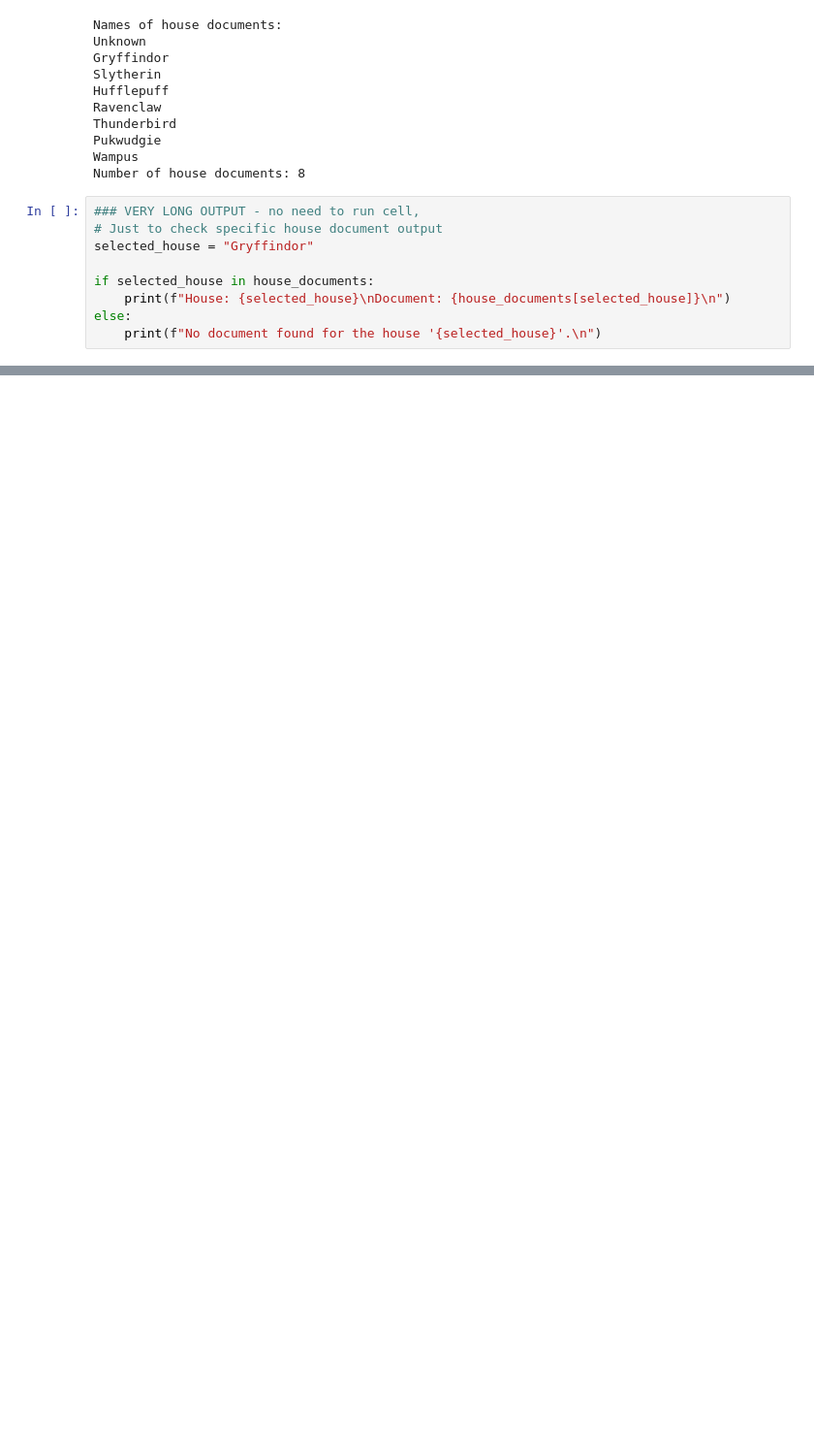
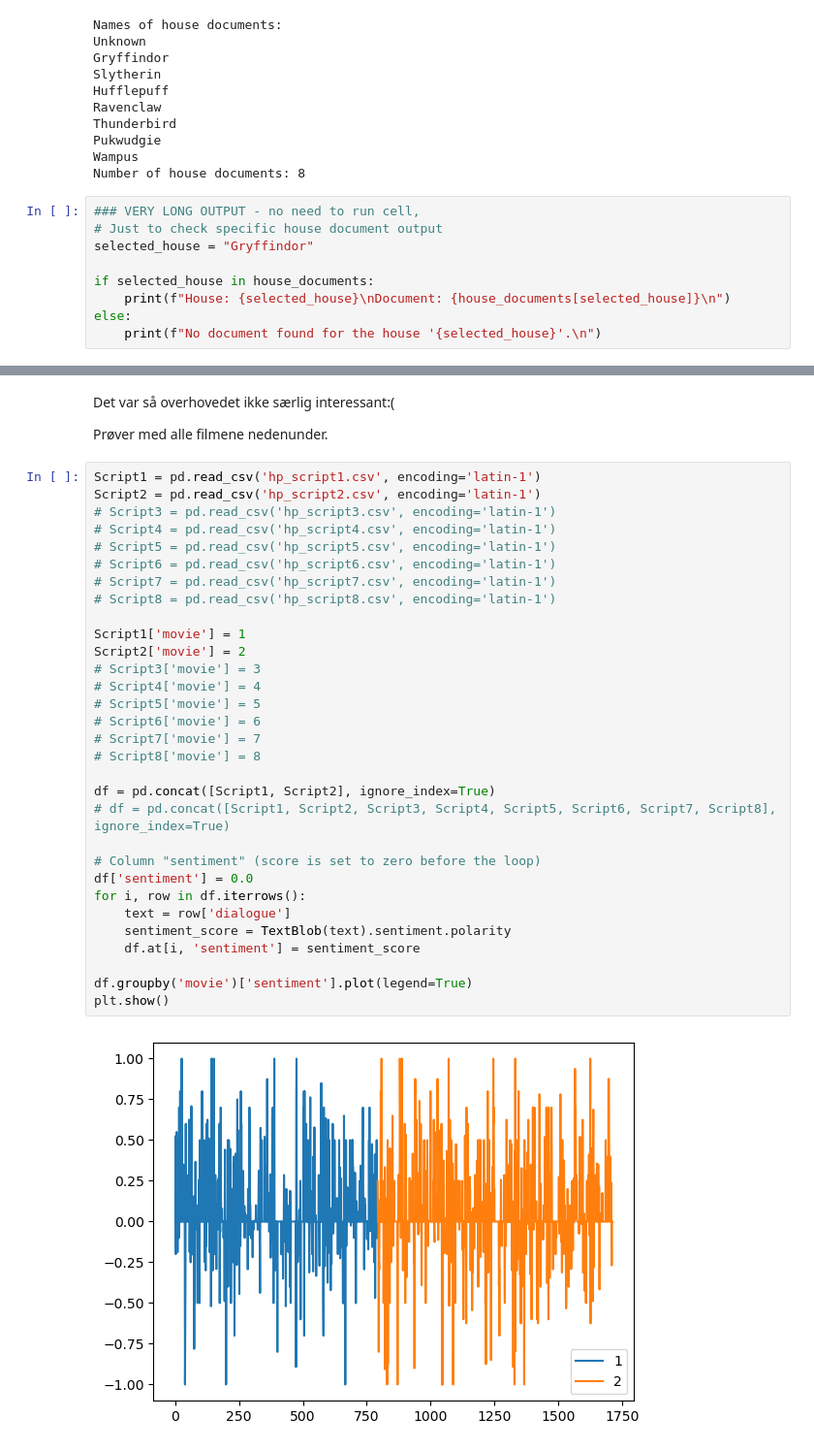
Before and after one commit to fridamariejoergensen/CSS_project, a Jupyter notebook: Explainer_Notebook.ipynb, the cells around one changed output, grey strips where cells are left out. Shown at 97% size. Saved outputs shown, nothing was run; the diff lists cells and outputs as text; blank space fills up the shorter version.

```diff
--- a/Explainer_Notebook.ipynb
+++ b/Explainer_Notebook.ipynb
@@ -598,0 +801,37 @@ NameError: name 'house_colors' is not defined
+# %% [markdown]
+Det var så overhovedet ikke særlig interessant:(
+
+Prøver med alle filmene nedenunder.
+# %%
+Script1 = pd.read_csv('hp_script1.csv', encoding='latin-1')
+Script2 = pd.read_csv('hp_script2.csv', encoding='latin-1')
+# Script3 = pd.read_csv('hp_script3.csv', encoding='latin-1')
+# Script4 = pd.read_csv('hp_script4.csv', encoding='latin-1')
+# Script5 = pd.read_csv('hp_script5.csv', encoding='latin-1')
+# Script6 = pd.read_csv('hp_script6.csv', encoding='latin-1')
+# Script7 = pd.read_csv('hp_script7.csv', encoding='latin-1')
+# Script8 = pd.read_csv('hp_script8.csv', encoding='latin-1')
+
+Script1['movie'] = 1
+Script2['movie'] = 2
+# Script3['movie'] = 3
+# Script4['movie'] = 4
+# Script5['movie'] = 5
+# Script6['movie'] = 6
+# Script7['movie'] = 7
+# Script8['movie'] = 8
+
+df = pd.concat([Script1, Script2], ignore_index=True)
+# df = pd.concat([Script1, Script2, Script3, Script4, Script5, Script6, Script7, Script8], ignore_index=True)
+
+# Column "sentiment" (score is set to zero before the loop)
+df['sentiment'] = 0.0
+for i, row in df.iterrows():
+    text = row['dialogue']
+    sentiment_score = TextBlob(text).sentiment.polarity
+    df.at[i, 'sentiment'] = sentiment_score
+
+df.groupby('movie')['sentiment'].plot(legend=True)
+plt.show()
+# %% [output]
+[figure, added]
```
Also changed, not shown: parts of 32 cells of this notebook, 2 other files.
